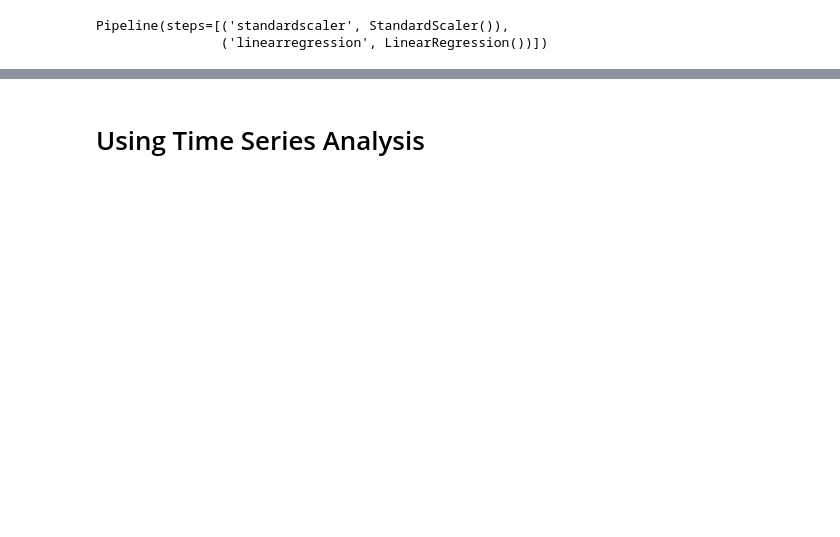
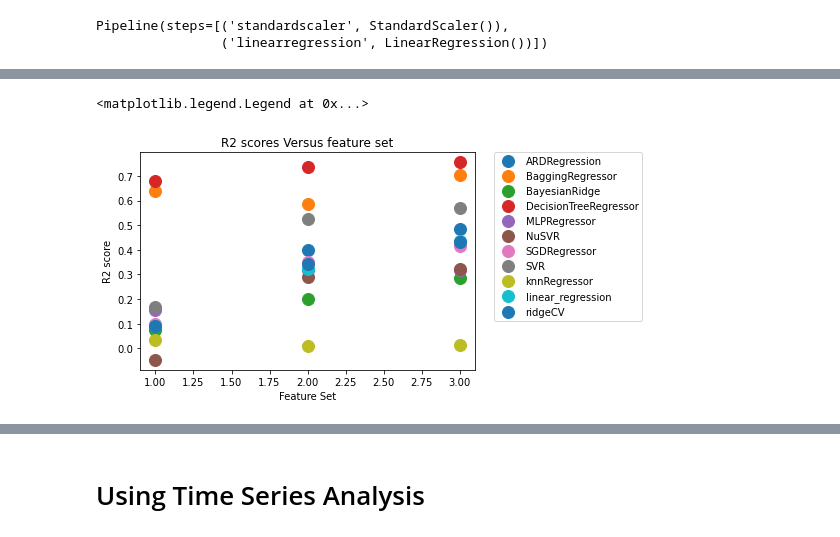
Before and after one commit to rgoding2004/W207-Project, a Jupyter notebook: NFT.ipynb, the cells around one changed output, grey strips where cells are left out. Cells and saved outputs as stored; diff of their text form; code cells hidden in the pictures; blank space fills up the shorter version.

Commit message:
Added visualizations

```diff
--- a/NFT.ipynb
+++ b/NFT.ipynb
@@ -735,0 +808,11 @@ R2 score: 0.64
+# %%
+# Create DF for comparing models under different feature sets.
+feature_sets_results_df = pd.DataFrame(data=np.array(model_score_results), \
+                                       columns=['model_name', 'feature_set', 'mse', 'r2-score'])
+feature_sets_results_df = feature_sets_results_df.reset_index(drop=True)
+feature_sets_results_df = feature_sets_results_df.astype({'feature_set' : int})
+feature_sets_results_df = feature_sets_results_df.astype({'r2-score' : float})
+feature_sets_results_df = feature_sets_results_df.astype({'mse' : float})
+
+
+feature_sets_results_df.head(10)
@@ -735,0 +831,16 @@ R2 score: 0.64
+# %%
+# Visualize R2 scores for each feature set.
+groups = feature_sets_results_df.groupby('model_name')
+for name, group in groups:
+    plt.plot(group['feature_set'], group['r2-score'], marker='o', linestyle='', markersize=12, label=name)
+
+
+
+plt.title('R2 scores Versus feature set')
+plt.xlabel('Feature Set')
+plt.ylabel('R2 score')
+
+plt.legend(bbox_to_anchor= (1.5, 1), loc='upper right', borderaxespad=0)
+# %% [output]
+<matplotlib.legend.Legend at 0x...>
+[figure, added]
```
Also changed, not shown: parts of 44 cells of this notebook.
